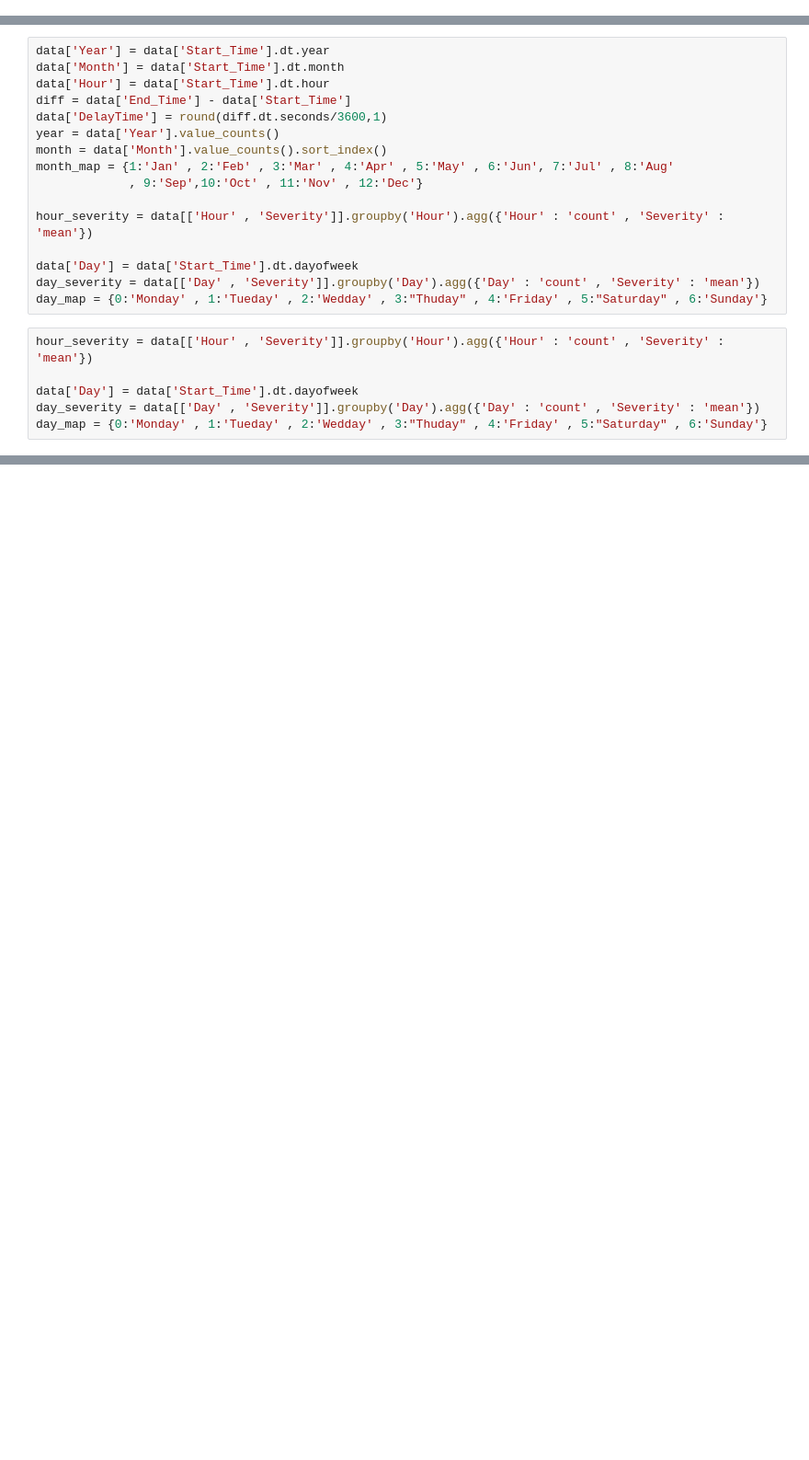
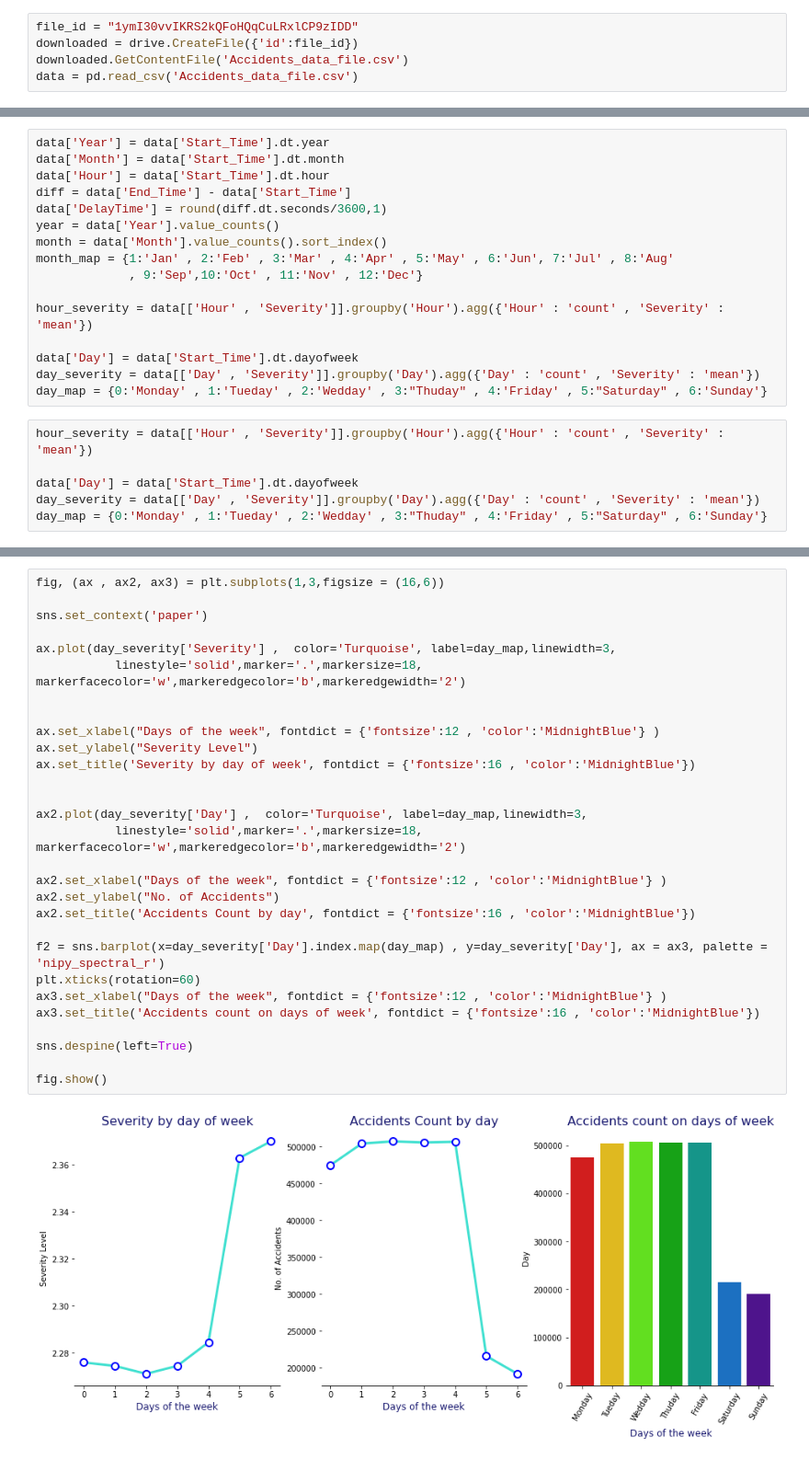
Before and after one commit to Butulparveen/US-Accidents-Severity-Prediction_CMPE255_Project, a Jupyter notebook: us-accidents-severity-prediction.ipynb, the cells around one changed output, grey strips where cells are left out. Shown at 92% size. Drawn from its saved outputs; the diff is of its cells as text; blank space fills up the shorter version.

```diff
--- a/us-accidents-severity-prediction.ipynb
+++ b/us-accidents-severity-prediction.ipynb
@@ -18,2 +33,7 @@ data = pd.read_csv('../input/us-accidents/US_Accidents_Dec21_updated.csv')
+# %%
+file_id = "1ymI30vvIKRS2kQFoHQqCuLRxlCP9zIDD"
+downloaded = drive.CreateFile({'id':file_id})
+downloaded.GetContentFile('Accidents_data_file.csv')
+data = pd.read_csv('Accidents_data_file.csv')
 # %%
 data.head()
@@ -161,0 +244,31 @@ data.groupby(by=['Year', 'Month']).size().plot()
+# %%
+fig, (ax , ax2, ax3) = plt.subplots(1,3,figsize = (16,6))
+
+sns.set_context('paper')
+
+ax.plot(day_severity['Severity'] ,  color='Turquoise', label=day_map,linewidth=3,
+           linestyle='solid',marker='.',markersize=18, markerfacecolor='w',markeredgecolor='b',markeredgewidth='2')
+
+
+ax.set_xlabel("Days of the week", fontdict = {'fontsize':12 , 'color':'MidnightBlue'} )
+ax.set_ylabel("Severity Level")
+ax.set_title('Severity by day of week', fontdict = {'fontsize':16 , 'color':'MidnightBlue'})
+
+
+ax2.plot(day_severity['Day'] ,  color='Turquoise', label=day_map,linewidth=3,
+           linestyle='solid',marker='.',markersize=18, markerfacecolor='w',markeredgecolor='b',markeredgewidth='2')
+
+ax2.set_xlabel("Days of the week", fontdict = {'fontsize':12 , 'color':'MidnightBlue'} )
+ax2.set_ylabel("No. of Accidents")
+ax2.set_title('Accidents Count by day', fontdict = {'fontsize':16 , 'color':'MidnightBlue'})
+
+f2 = sns.barplot(x=day_severity['Day'].index.map(day_map) , y=day_severity['Day'], ax = ax3, palette = 'nipy_spectral_r')
+plt.xticks(rotation=60)
+ax3.set_xlabel("Days of the week", fontdict = {'fontsize':12 , 'color':'MidnightBlue'} )
+ax3.set_title('Accidents count on days of week', fontdict = {'fontsize':16 , 'color':'MidnightBlue'})
+
+sns.despine(left=True)
+
+fig.show()
+# %% [output]
+[figure, added]
```
Also changed, not shown: parts of 58 cells of this notebook.
